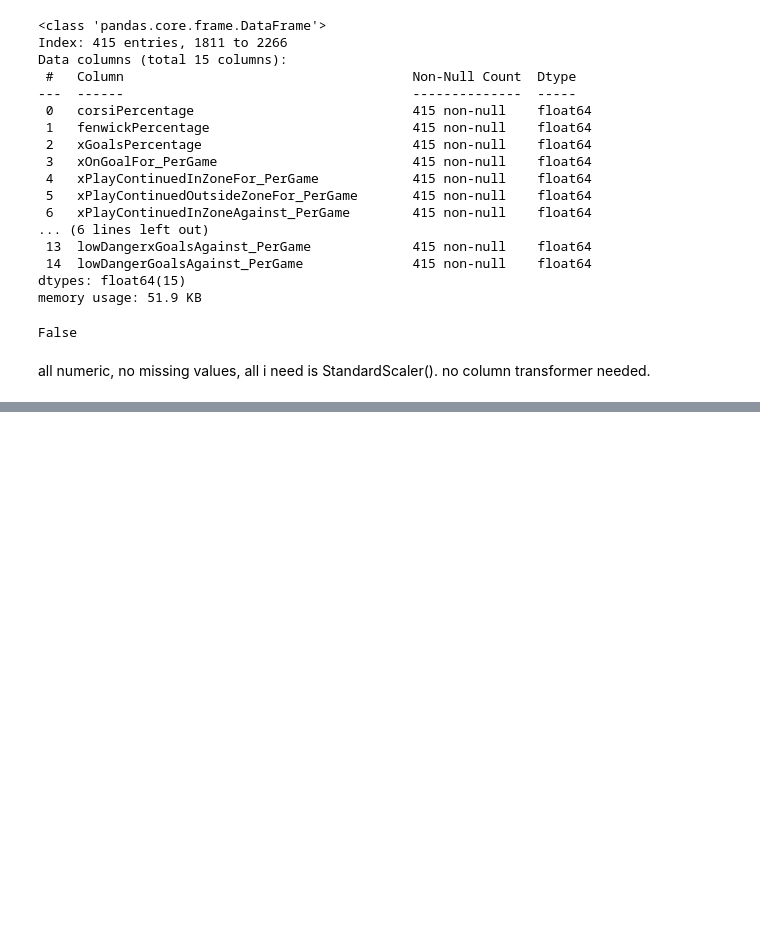
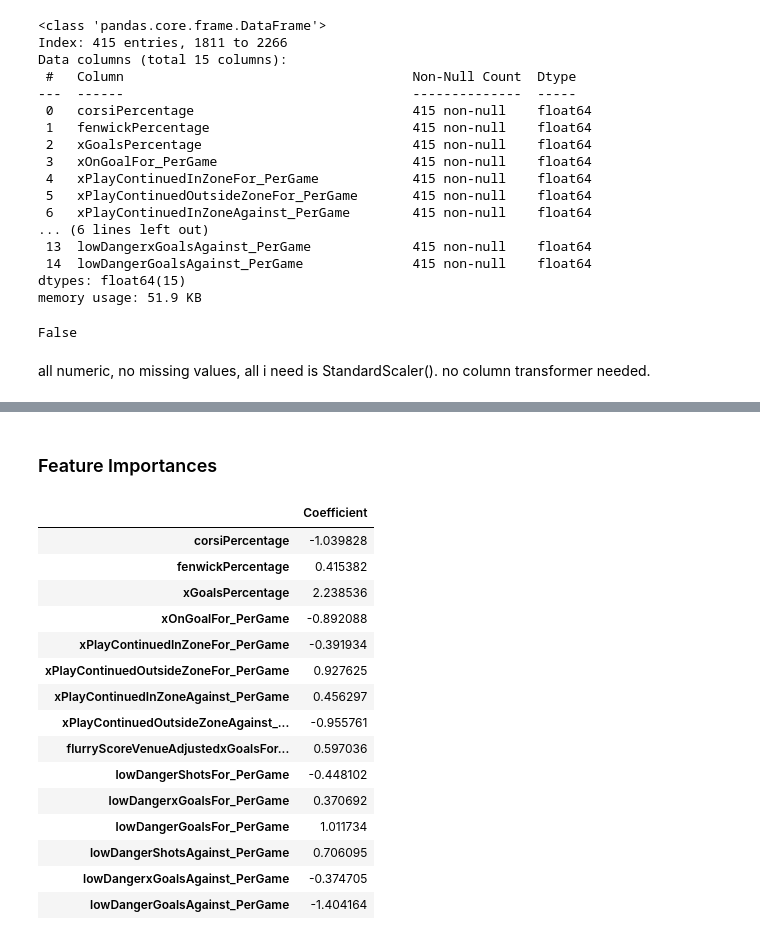
Before and after one commit to ricd99/nhl-test-2, a Jupyter notebook: model_0.1.1.ipynb, the cells around one changed output, grey strips where cells are left out. Saved outputs shown, nothing was run; the diff lists cells and outputs as text; code cells hidden in the pictures; blank space fills up the shorter version.

Commit message:
initial feature importances

```diff
--- a/model_0.1.1.ipynb
+++ b/model_0.1.1.ipynb
@@ -443,0 +444,26 @@ results.sort_values(by=["test_score"], ascending=False)
+# %% [markdown]
+### Feature Importances
+# %%
+lr = make_pipeline(StandardScaler(), LogisticRegression())
+lr.fit(X_train, y_train)
+lr_coefs = pd.DataFrame(
+    data=lr.named_steps["logisticregression"].coef_[0], index=X_train.columns, columns=["Coefficient"]
+)
+lr_coefs
+# %% [output]
+|  | Coefficient |
+| corsiPercentage | -1.039828 |
+| fenwickPercentage | 0.415382 |
+| xGoalsPercentage | 2.238536 |
+| xOnGoalFor_PerGame | -0.892088 |
+| xPlayContinuedInZoneFor_PerGame | -0.391934 |
+| xPlayContinuedOutsideZoneFor_PerGame | 0.927625 |
+| xPlayContinuedInZoneAgainst_PerGame | 0.456297 |
+| xPlayContinuedOutsideZoneAgainst_... | -0.955761 |
+| flurryScoreVenueAdjustedxGoalsFor... | 0.597036 |
+| lowDangerShotsFor_PerGame | -0.448102 |
+| lowDangerxGoalsFor_PerGame | 0.370692 |
+| lowDangerGoalsFor_PerGame | 1.011734 |
+| lowDangerShotsAgainst_PerGame | 0.706095 |
+| lowDangerxGoalsAgainst_PerGame | -0.374705 |
+| lowDangerGoalsAgainst_PerGame | -1.404164 |
```
Also changed, not shown: parts of 3 cells of this notebook.
